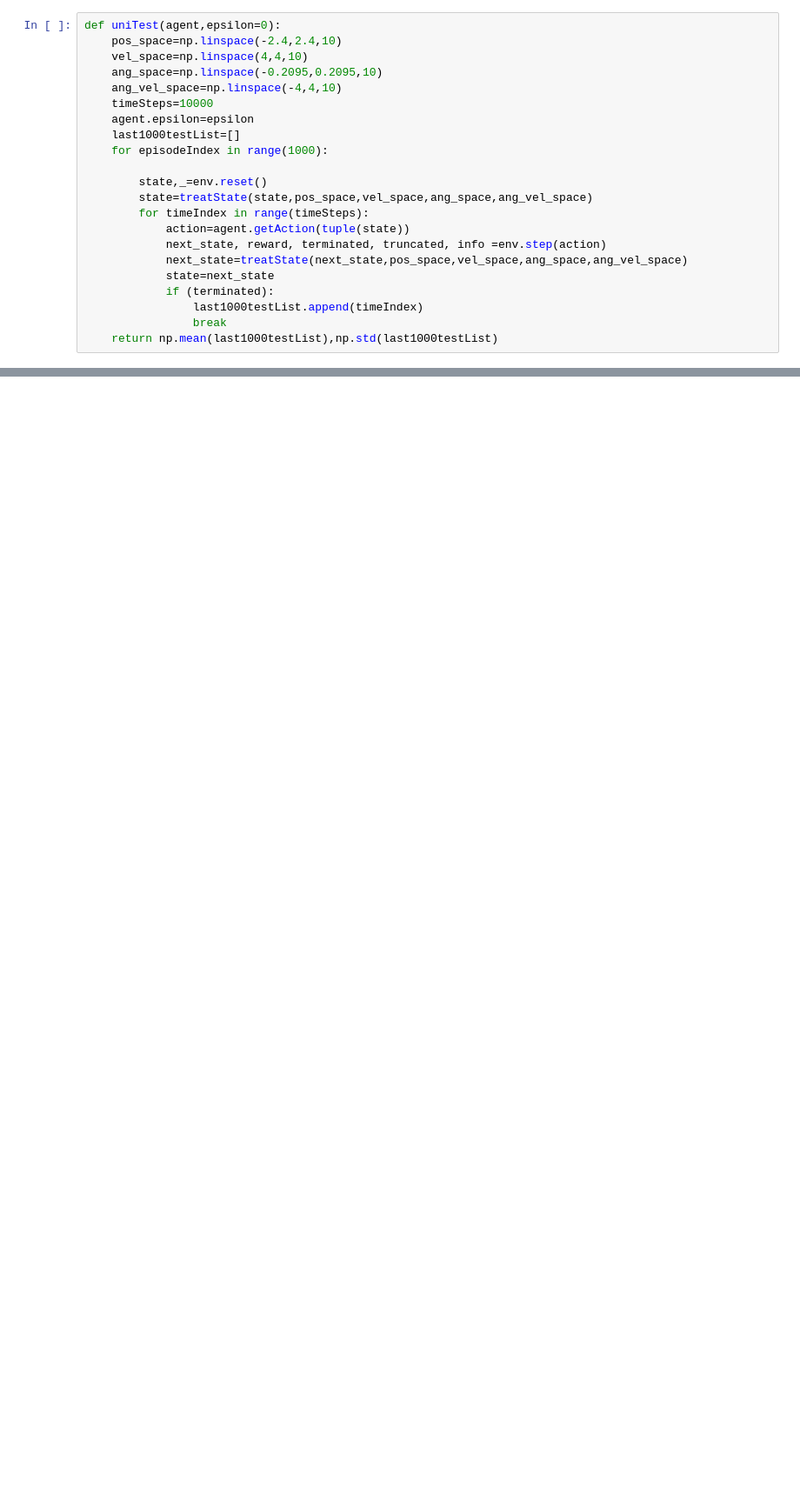
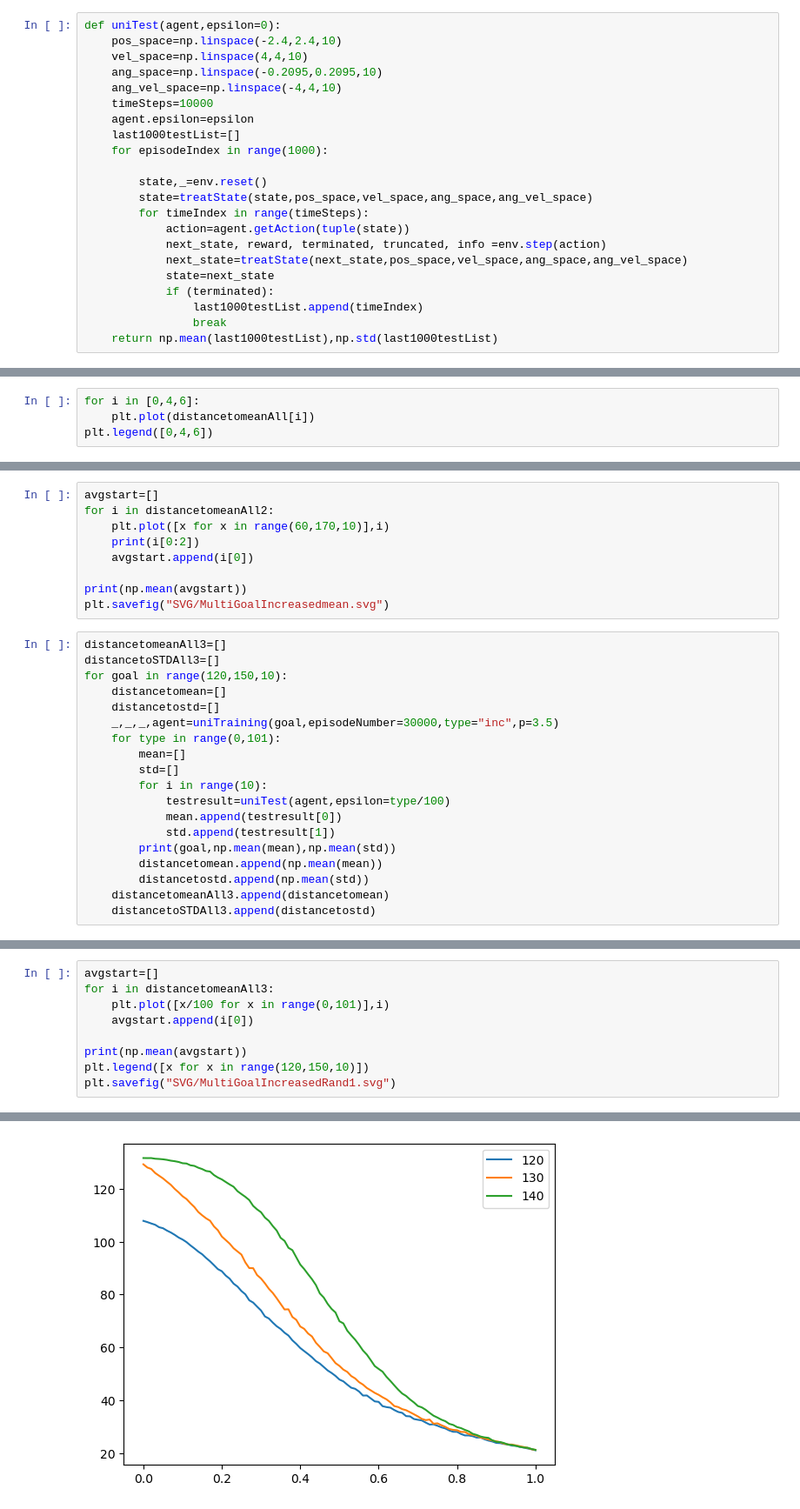
Before and after one commit to mvdbremt/Performance-Specific-Reinforcement-learning, a Jupyter notebook: MultiTraining.ipynb, the cells around one changed output, grey strips where cells are left out. Shown: that part at 87% size. Drawn from its saved outputs; the diff is of its cells as text; blank space fills up the shorter version.

```diff
--- a/MultiTraining.ipynb
+++ b/MultiTraining.ipynb
@@ -447 +441,4 @@ plt.legend([x/2 for x in range(3,10)])
 # %%
+for i in [0,4,6]:
+    plt.plot(distancetomeanAll[i])
+plt.legend([0,4,6])
@@ -449,0 +460,28 @@ plt.legend([x/2 for x in range(3,10)])
+# %%
+avgstart=[]
+for i in distancetomeanAll2:
+    plt.plot([x for x in range(60,170,10)],i)
+    print(i[0:2])
+    avgstart.append(i[0])
+
+print(np.mean(avgstart))
+plt.savefig("SVG/MultiGoalIncreasedmean.svg")
+# %%
+distancetomeanAll3=[]
+distancetoSTDAll3=[]
+for goal in range(120,150,10):
+    distancetomean=[]
+    distancetostd=[]
+    _,_,_,agent=uniTraining(goal,episodeNumber=30000,type="inc",p=3.5)
+    for type in range(0,101):
+        mean=[]
+        std=[]
+        for i in range(10):
+            testresult=uniTest(agent,epsilon=type/100)
+            mean.append(testresult[0])
+            std.append(testresult[1])
+        print(goal,np.mean(mean),np.mean(std))
+        distancetomean.append(np.mean(mean))
+        distancetostd.append(np.mean(std))
+    distancetomeanAll3.append(distancetomean)
+    distancetoSTDAll3.append(distancetostd)
@@ -449,0 +506,10 @@ plt.legend([x/2 for x in range(3,10)])
+# %%
+avgstart=[]
+for i in distancetomeanAll3:
+    plt.plot([x/100 for x in range(0,101)],i)
+    avgstart.append(i[0])
+
+print(np.mean(avgstart))
+plt.legend([x for x in range(120,150,10)])
+plt.savefig("SVG/MultiGoalIncreasedRand1.svg")
+# %% [output]
@@ -449,0 +517 @@ plt.legend([x/2 for x in range(3,10)])
+[figure, added]
```
Also changed, not shown: parts of 11 cells of this notebook, 7 other files.
